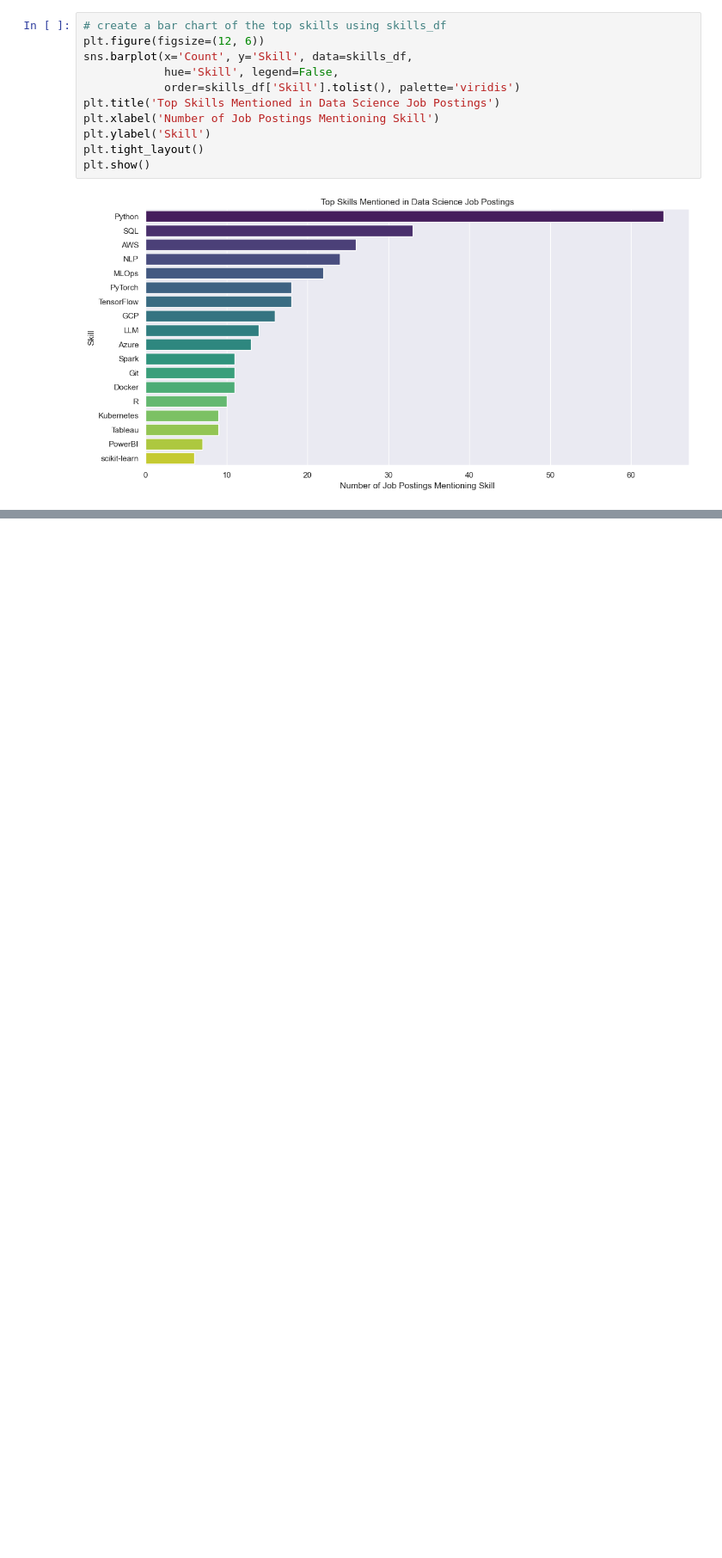
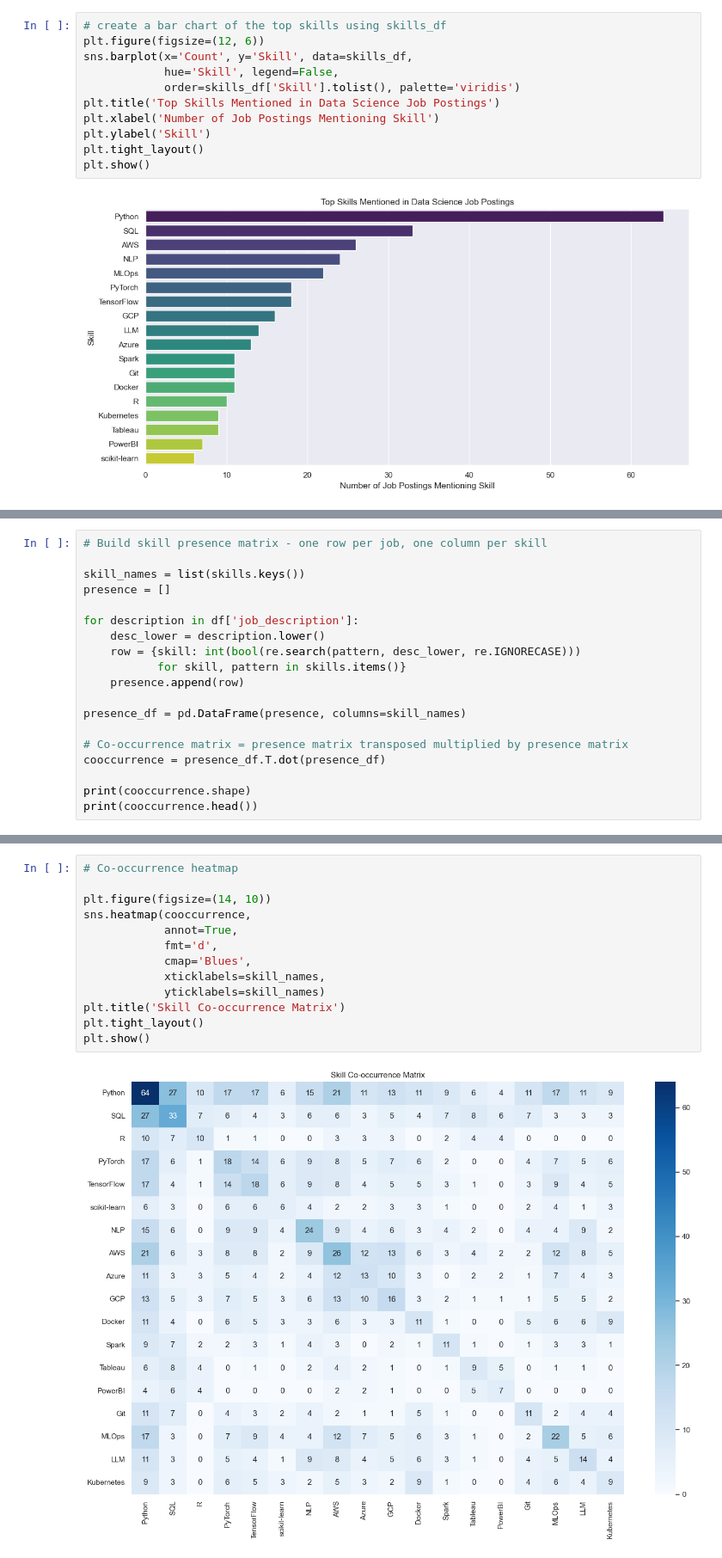
Before and after one commit to kevinbarry7/ds-job-market-nlp, a Jupyter notebook: job_market_analysis.ipynb, the cells around one changed output, grey strips where cells are left out. Shown at 86% size. Cells and saved outputs as stored; diff of their text form; blank space fills up the shorter version.

```diff
--- a/job_market_analysis.ipynb
+++ b/job_market_analysis.ipynb
@@ -172,0 +177,19 @@ plt.show()
+# %%
+# Build skill presence matrix - one row per job, one column per skill
+
+skill_names = list(skills.keys())
+presence = []
+
+for description in df['job_description']:
+    desc_lower = description.lower()
+    row = {skill: int(bool(re.search(pattern, desc_lower, re.IGNORECASE)))
+           for skill, pattern in skills.items()}
+    presence.append(row)
+
+presence_df = pd.DataFrame(presence, columns=skill_names)
+
+# Co-occurrence matrix = presence matrix transposed multiplied by presence matrix
+cooccurrence = presence_df.T.dot(presence_df)
+
+print(cooccurrence.shape)
+print(cooccurrence.head())
@@ -172,0 +214,15 @@ plt.show()
+# %%
+# Co-occurrence heatmap
+
+plt.figure(figsize=(14, 10))
+sns.heatmap(cooccurrence,
+            annot=True,
+            fmt='d',
+            cmap='Blues',
+            xticklabels=skill_names,
+            yticklabels=skill_names)
+plt.title('Skill Co-occurrence Matrix')
+plt.tight_layout()
+plt.show()
+# %% [output]
+[figure, added]
```
Also changed, not shown: parts of 7 cells of this notebook.
